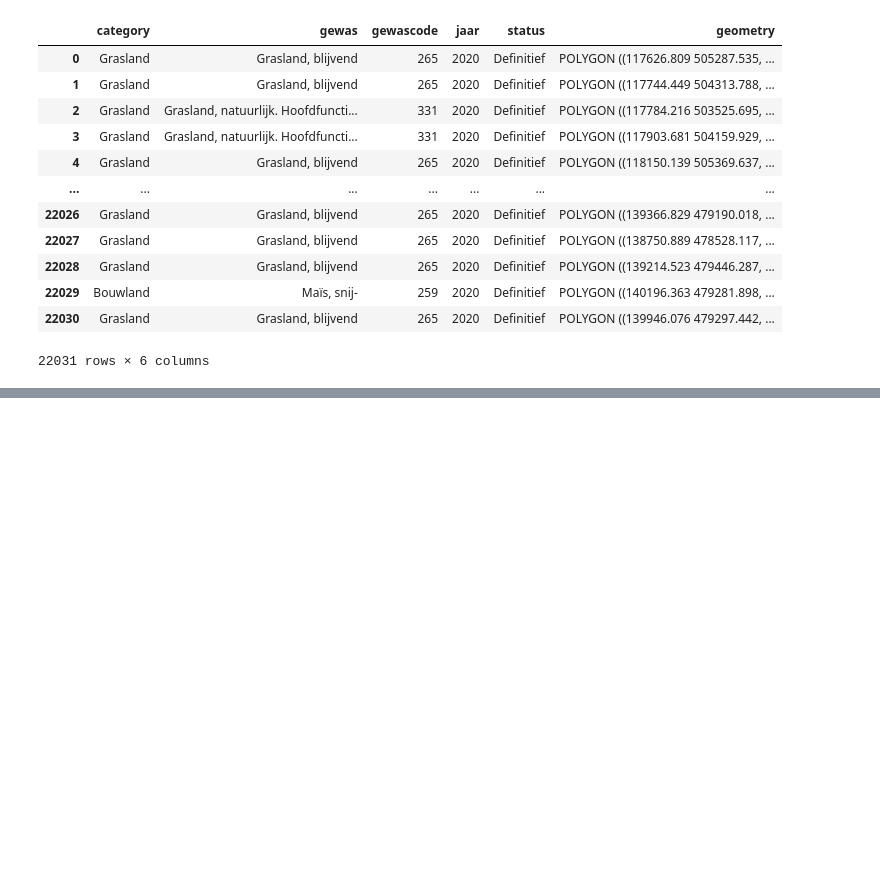
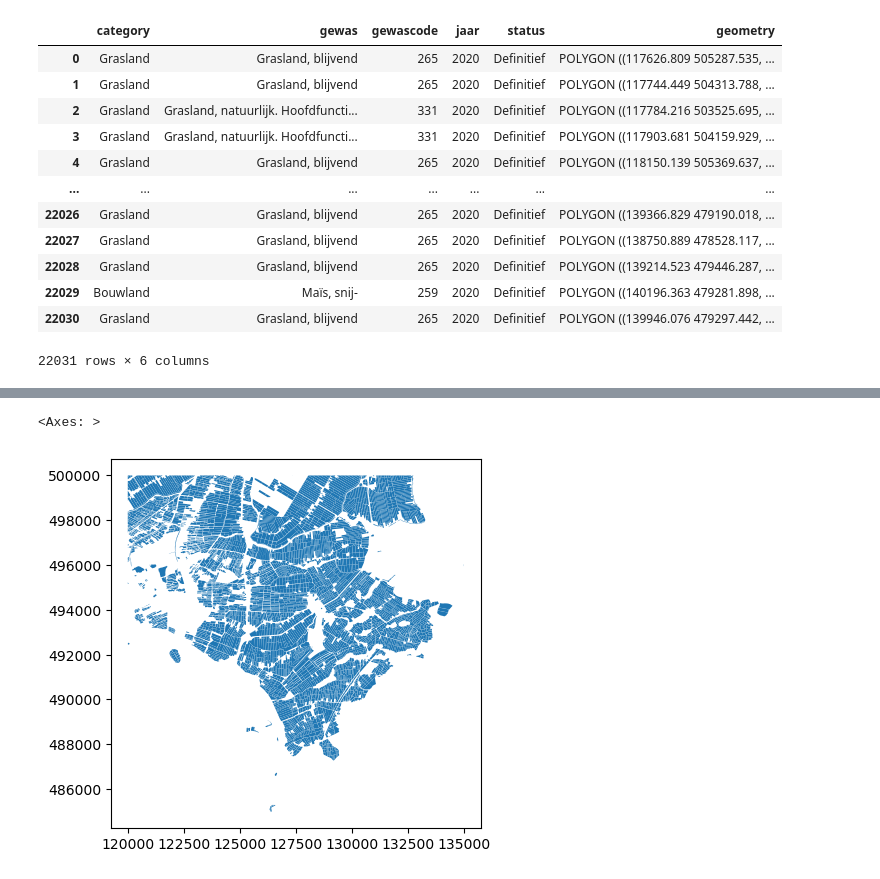
Before and after one commit to Pirouz-Nourian/geospatialpython, a Jupyter notebook: 03_vector_data.ipynb, the cells around one changed output, grey strips where cells are left out. Cells and saved outputs as stored; diff of their text form; code cells hidden in the pictures; blank space fills up the shorter version.

```diff
--- a/03_vector_data.ipynb
+++ b/03_vector_data.ipynb
@@ -20,0 +69,5 @@ fields
+# %%
+fields_rect.plot()
+# %% [output]
+<Axes: >
+[figure, added]
```
Also changed, not shown: parts of 11 cells of this notebook, 1 other file.
